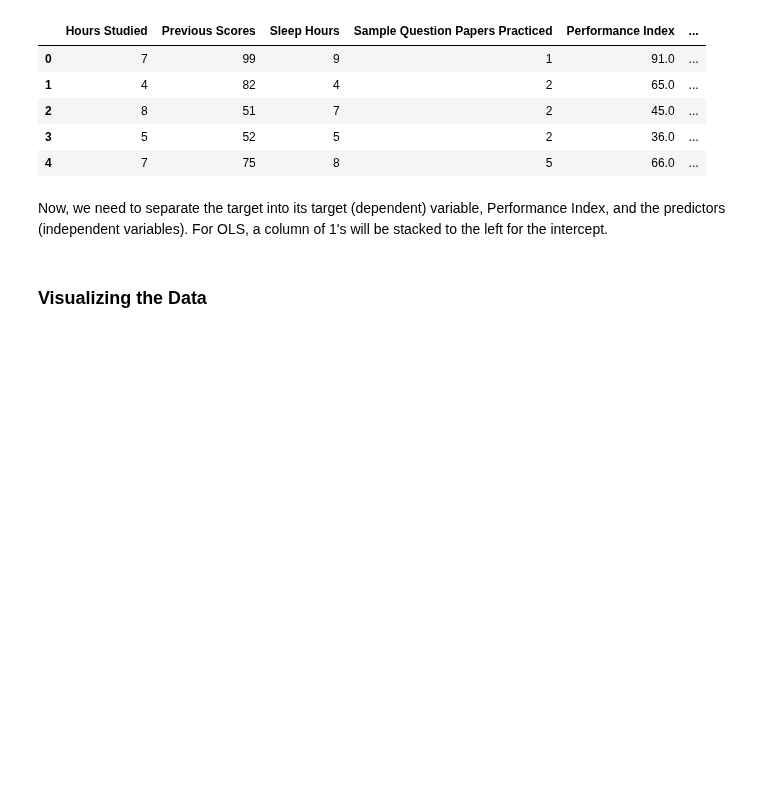
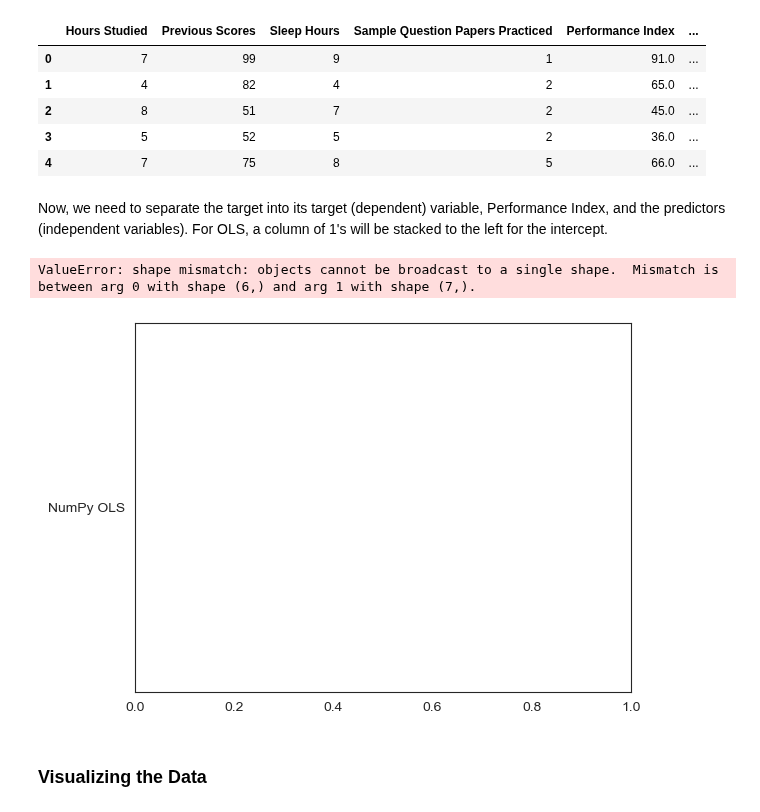
Before and after one commit to add0794/ordinary-least-squares-gradient-descent, a Jupyter notebook: jupyter.ipynb, the cells around one changed output. Cells and saved outputs as stored; diff of their text form; code cells hidden in the pictures; blank space fills up the shorter version.

```diff
--- a/jupyter.ipynb
+++ b/jupyter.ipynb
@@ -346,6 +346,16 @@ cols_yes = ['Intercept'] + X_extracurricular_yes.columns.tolist()
 X_extracurricular_no = updated_data.drop(['Performance Index', 'Extracurricular Activities_Yes'], axis=1)
 X_with_intercept_no = np.column_stack([np.ones(len(X_extracurricular_no)), X_extracurricular_no])
 cols_no = ['Intercept'] + X_extracurricular_no.columns.tolist()
+# %%
+barWidth = 0.25
+
+r1 = np.arange(len(comparison_extracurricular_yes))
+
+plt.bar(r1, [i for i in comparison_extracurricular_yes], color='#7f6d5f', width=barWidth, edgecolor='white', label='Product A')
+plt.show()
+# %% [output]
+ValueError: shape mismatch: objects cannot be broadcast to a single shape.  Mismatch is between arg 0 with shape (6,) and arg 1 with shape (7,).
+[figure, added]
 # %% [markdown]
 ### Visualizing the Data
 # %% [markdown]
```
Also changed, not shown: parts of 32 cells of this notebook, 3 other files.
